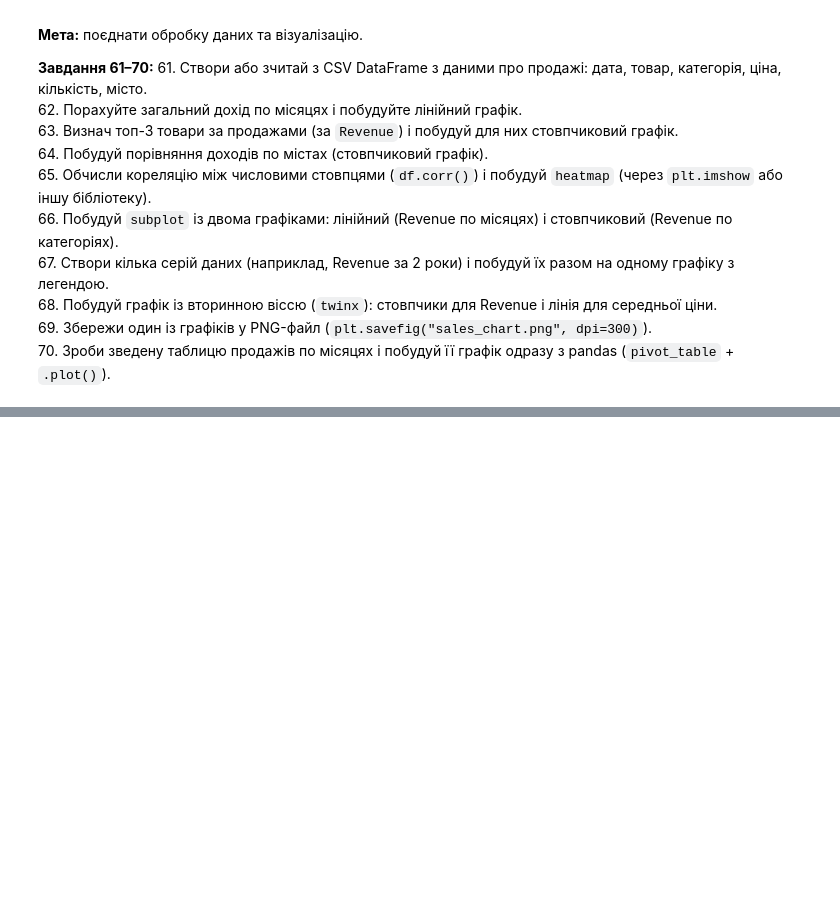
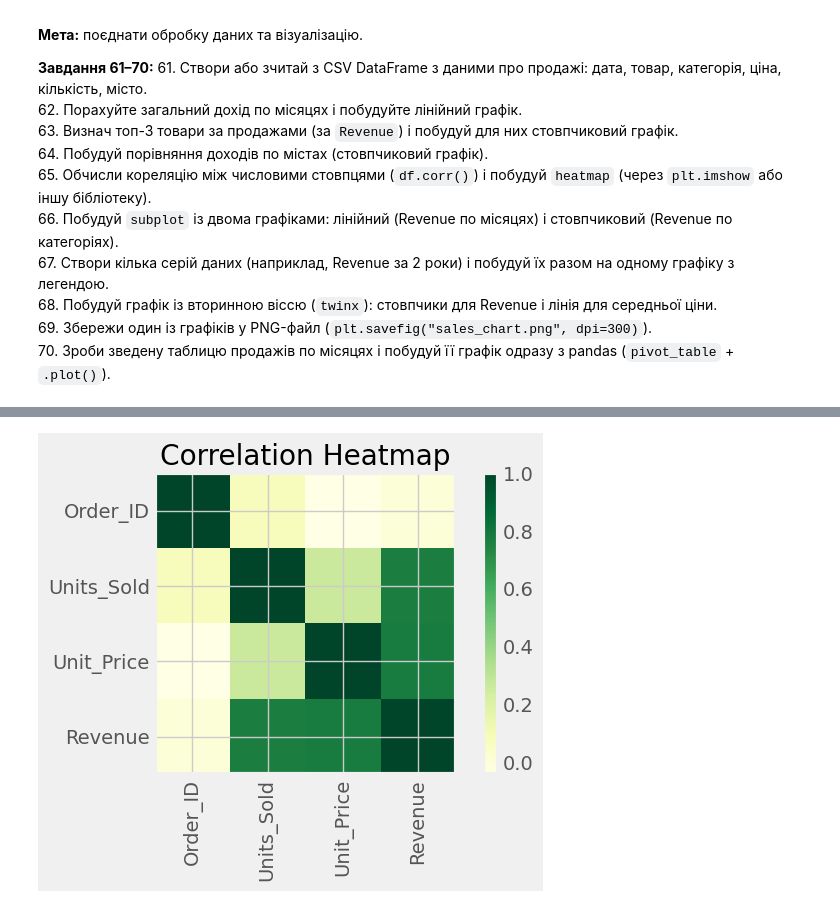
Before and after one commit to SvitlanaShustur/test-tasks-Python-DTA, a Jupyter notebook: pandas_matplotlib_practice.ipynb, the cells around one changed output, grey strips where cells are left out. Drawn from its saved outputs; the diff is of its cells as text; code cells hidden in the pictures; blank space fills up the shorter version.

```diff
--- a/pandas_matplotlib_practice.ipynb
+++ b/pandas_matplotlib_practice.ipynb
@@ -1016,0 +1104,4 @@ plt.show()
+# %%
+# 65. Обчисли кореляцію між числовими стовпцями (`df.corr()`) і побудуй `heatmap` (через `plt.imshow` або іншу бібліотеку).
+corr = df.corr(numeric_only=True)
+corr
@@ -1016,0 +1114,10 @@ plt.show()
+# %%
+plt.imshow(corr, cmap="YlGn")   # кольорова карта, corr це матриця кореляції, cmap="coolwarm" — це кольорова схема (colormap), YlGn - є інші кольорові схеми
+plt.colorbar()                      # шкала значень, це команда, яка додає поруч з графіком кольорову шкалу, що показує, якому числовому значенню відповідає кожен колір.
+plt.xticks(range(len(corr.columns)), corr.columns, rotation=90) #Кількість колонок у матриці кореляції.Створює послідовність індексів: Список назв колонок:
+plt.yticks(range(len(corr.columns)), corr.columns)
+plt.title("Correlation Heatmap")
+plt.tight_layout()
+plt.show()
+# %% [output]
+[figure, added]
```
Also changed, not shown: parts of 16 cells of this notebook.
